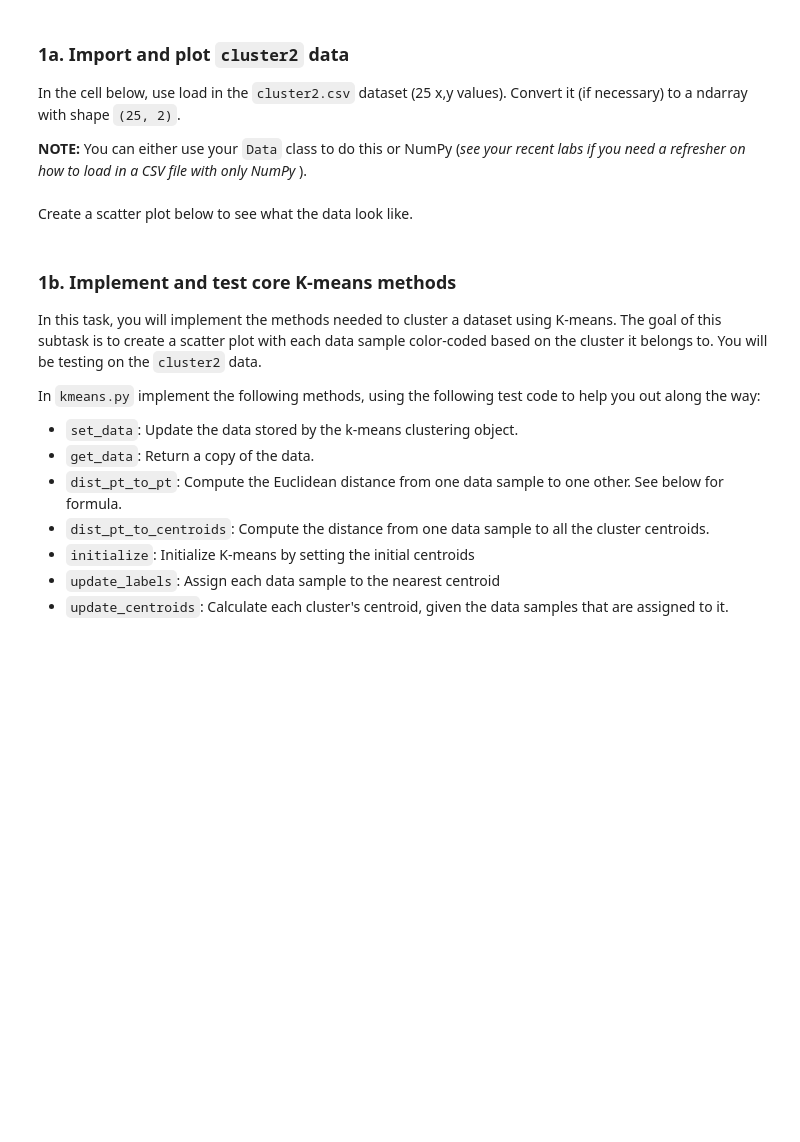
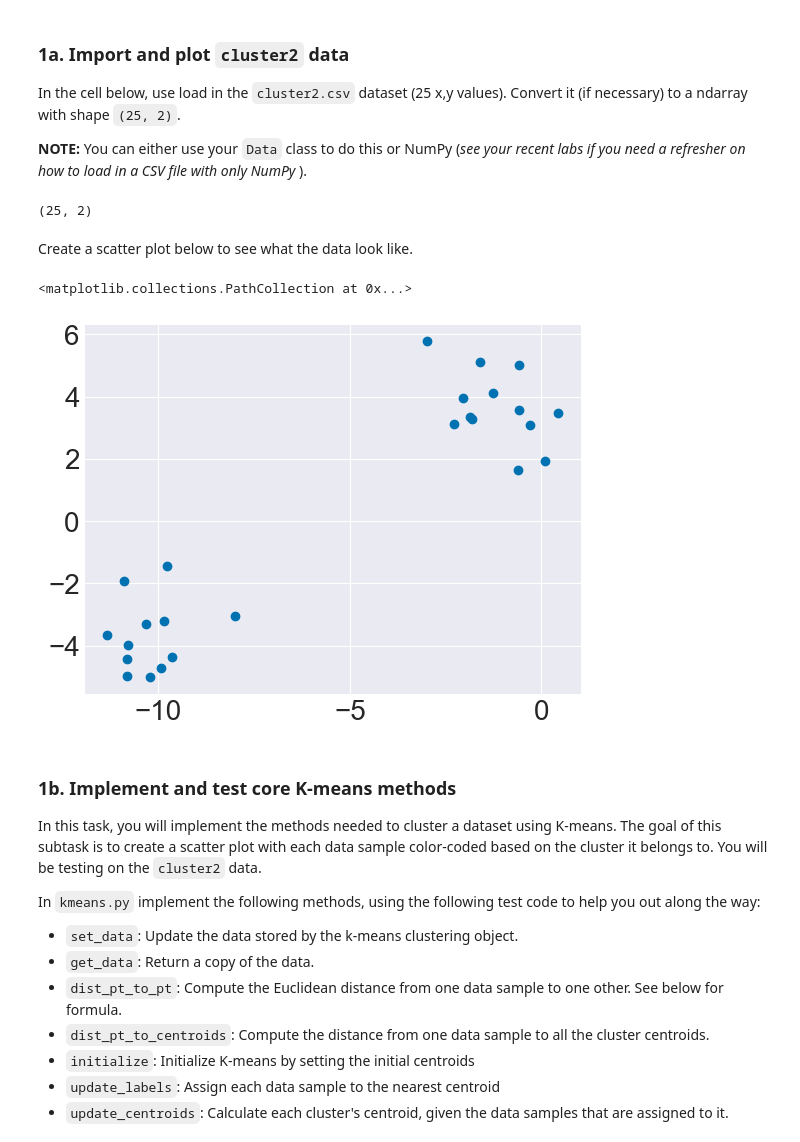
Before and after one commit to Mickey-Zhaang/ColbyCollege_CS252, a Jupyter notebook: Projct3/kmeans.ipynb, the cells around one changed output. Drawn from its saved outputs; the diff is of its cells as text; code cells hidden in the pictures; blank space fills up the shorter version.

```diff
--- a/Projct3/kmeans.ipynb
+++ b/Projct3/kmeans.ipynb
@@ -37,7 +35,18 @@ In the cell below, use load in the `cluster2.csv` dataset (25 x,y values). Conve
+# %%
+# YOUR CODE HERE
+d = np.genfromtxt("assets/cluster2.csv", delimiter=",", skip_header=1)
+print(d.shape)
+# %% [output]
+(25, 2)
 # %% [markdown]
 Create a scatter plot below to see what the data look like.
 # %%
 # YOUR CODE HERE
+plt.figure()
+plt.scatter(d[:, 0], d[:, 1])
+# %% [output]
+<matplotlib.collections.PathCollection at 0x...>
+[figure, added]
 # %% [markdown]
 ### 1b. Implement and test core K-means methods
 
```
Also changed, not shown: parts of 35 cells of this notebook, 4 other files.
